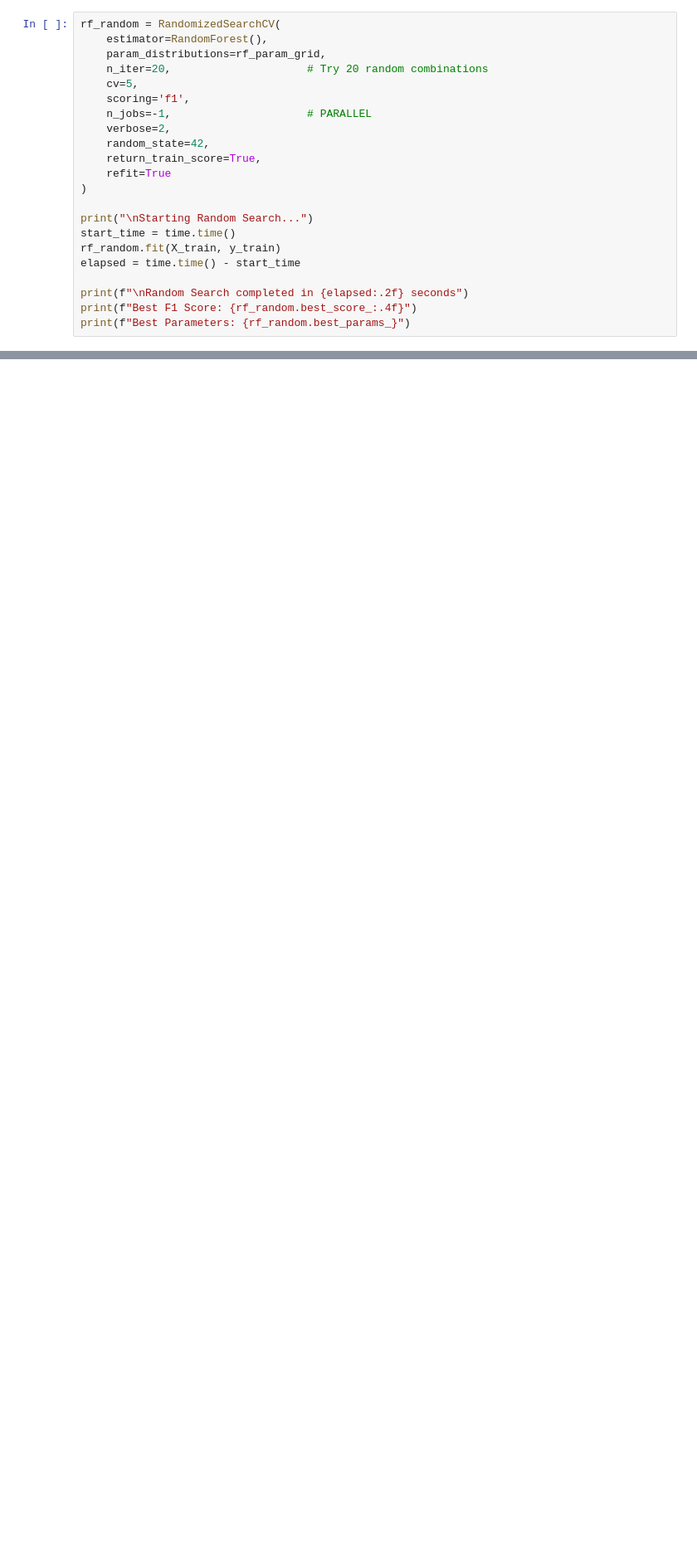
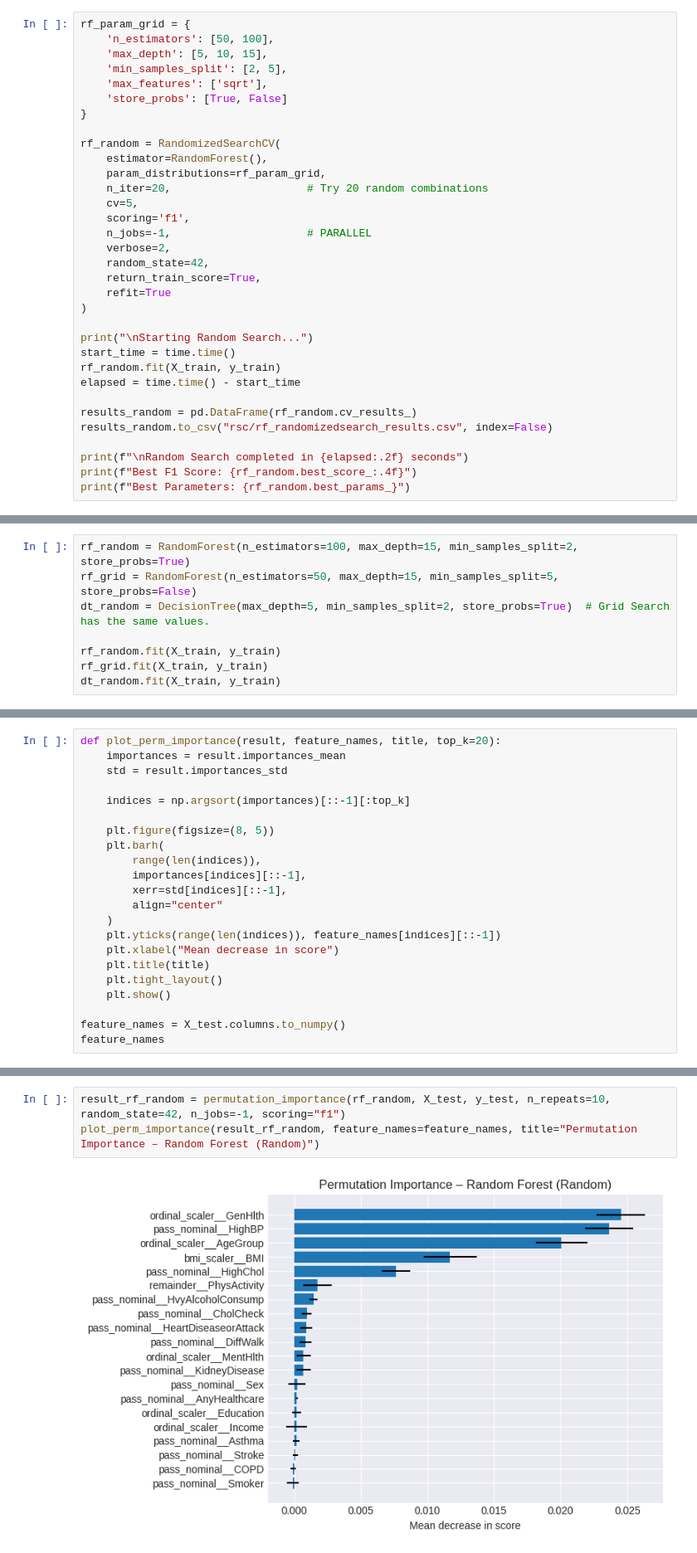
Before and after one commit to ismailnasuhkara/yap470, a Jupyter notebook: rf/demo.ipynb, the cells around one changed output, grey strips where cells are left out. Shown at 83% size. Saved outputs shown, nothing was run; the diff lists cells and outputs as text; blank space fills up the shorter version.

```diff
--- a/rf/demo.ipynb
+++ b/rf/demo.ipynb
@@ -113,4 +154,12 @@ print(pd.DataFrame([test_metrics]))
 # %%
+rf_param_grid = {
+    'n_estimators': [50, 100],
+    'max_depth': [5, 10, 15],
+    'min_samples_split': [2, 5],
+    'max_features': ['sqrt'],
+    'store_probs': [True, False]
+}
+
 rf_random = RandomizedSearchCV(
     estimator=RandomForest(),
     param_distributions=rf_param_grid,
@@ -129,6 +178,9 @@ start_time = time.time()
 rf_random.fit(X_train, y_train)
 elapsed = time.time() - start_time
 
+results_random = pd.DataFrame(rf_random.cv_results_)
+results_random.to_csv("rsc/rf_randomizedsearch_results.csv", index=False)
+
 print(f"\nRandom Search completed in {elapsed:.2f} seconds")
 print(f"Best F1 Score: {rf_random.best_score_:.4f}")
 print(f"Best Parameters: {rf_random.best_params_}")
@@ -278,0 +357,8 @@ plt.show()
+# %%
+rf_random = RandomForest(n_estimators=100, max_depth=15, min_samples_split=2, store_probs=True)
+rf_grid = RandomForest(n_estimators=50, max_depth=15, min_samples_split=5, store_probs=False)
+dt_random = DecisionTree(max_depth=5, min_samples_split=2, store_probs=True)  # Grid Search has the same values.
+
+rf_random.fit(X_train, y_train)
+rf_grid.fit(X_train, y_train)
+dt_random.fit(X_train, y_train)
@@ -278,0 +421,22 @@ plt.show()
+# %%
+def plot_perm_importance(result, feature_names, title, top_k=20):
+    importances = result.importances_mean
+    std = result.importances_std
+
+    indices = np.argsort(importances)[::-1][:top_k]
+
+    plt.figure(figsize=(8, 5))
+    plt.barh(
+        range(len(indices)),
+        importances[indices][::-1],
+        xerr=std[indices][::-1],
+        align="center"
+    )
+    plt.yticks(range(len(indices)), feature_names[indices][::-1])
+    plt.xlabel("Mean decrease in score")
+    plt.title(title)
+    plt.tight_layout()
+    plt.show()
+
+feature_names = X_test.columns.to_numpy()
+feature_names
@@ -278,0 +455,5 @@ plt.show()
+# %%
+result_rf_random = permutation_importance(rf_random, X_test, y_test, n_repeats=10, random_state=42, n_jobs=-1, scoring="f1")
+plot_perm_importance(result_rf_random, feature_names=feature_names, title="Permutation Importance – Random Forest (Random)")
+# %% [output]
+[figure, added]
```
Also changed, not shown: parts of 57 cells of this notebook, 10 other files.
